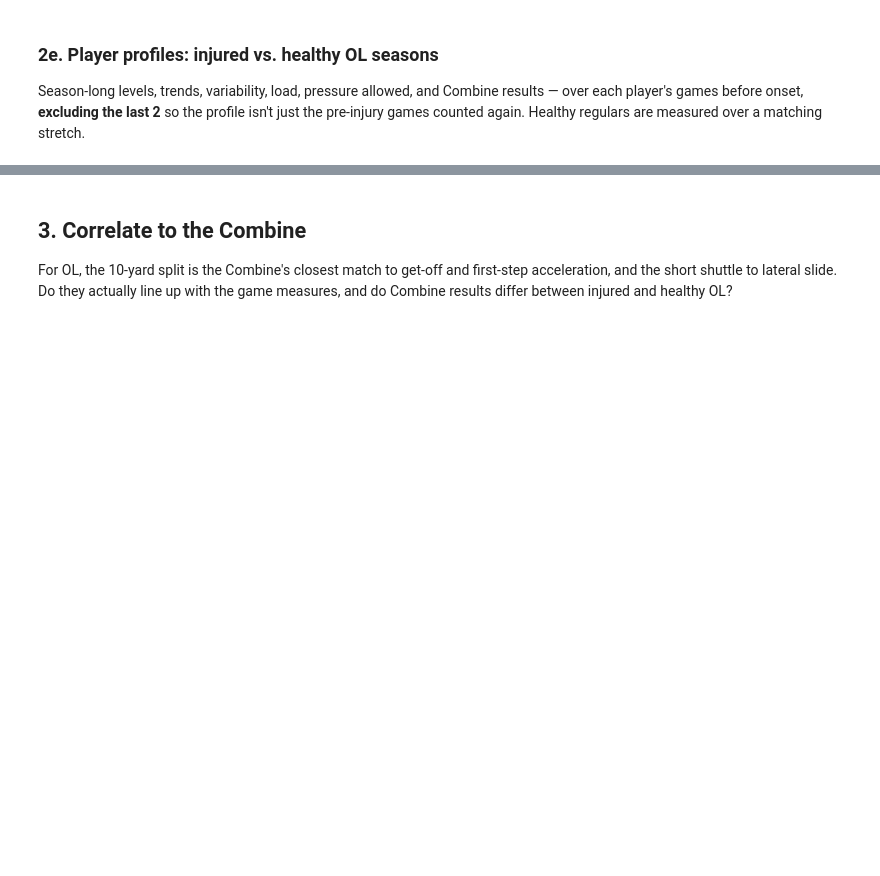
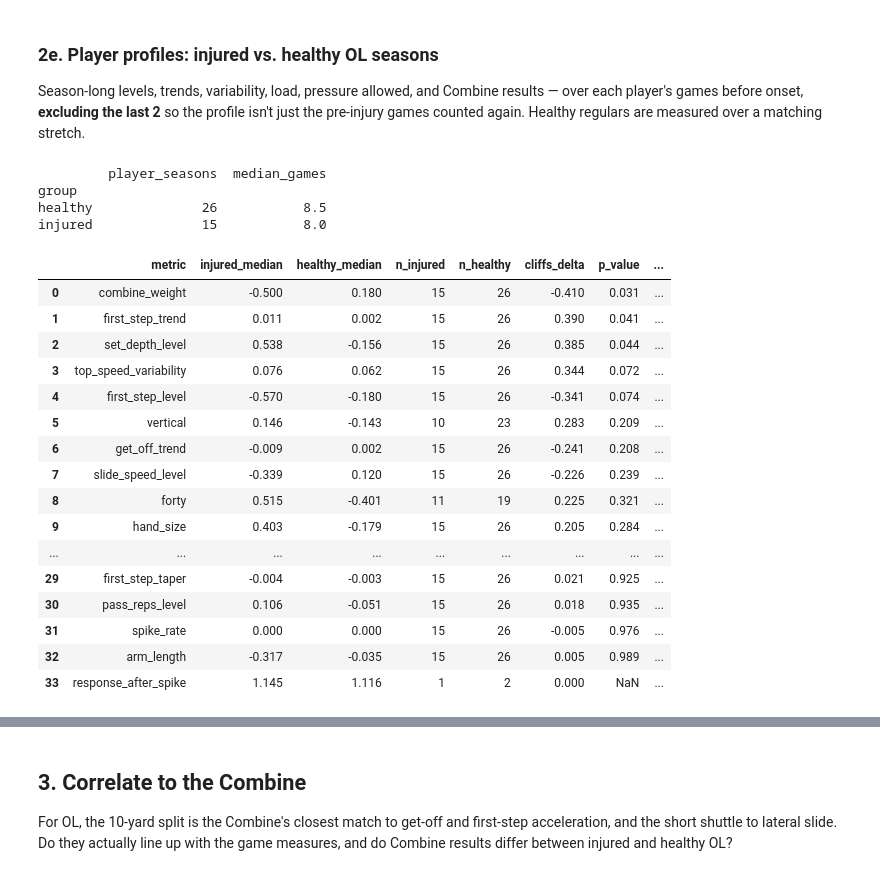
Before and after one commit to Ro-Yadav/USC-NFL-Big-Data-Bowl-2027, a Jupyter notebook: Ben_EDA/bdb2027_ol_injury_risk.ipynb, the cells around one changed output, grey strips where cells are left out. Drawn from its saved outputs; the diff is of its cells as text; code cells hidden in the pictures; blank space fills up the shorter version.

```diff
--- a/Ben_EDA/bdb2027_ol_injury_risk.ipynb
+++ b/Ben_EDA/bdb2027_ol_injury_risk.ipynb
@@ -620,35 +757,60 @@ for s, n, end, grp in windows:
     r["spike_rate"] = g.spike.mean()
     r["response_after_spike"] = g.loc[g.spike & (g.next_week < end), "resp_next"].median()
     for t in ["get_off_taper", "first_step_taper"]:
         r[t] = g[t].mean()
     rows.append(r)
 prof = pd.DataFrame(rows)
 prof["pos_group"] = prof.nflId.map(pos_of).map(pos_group)
 
 LEVELS = [c for c in prof.columns if c.endswith("_level")]
 prof[LEVELS] = prof.groupby(["season", "pos_group"])[LEVELS].transform(lambda x: (x - x.mean()) / x.std())
 
 COMBINE_COLS = ["forty", "ten_yd_split", "vertical", "broad_jump", "three_cone", "short_shuttle", "bench_reps",
                 "arm_length", "hand_size", "combine_weight"]
 COMBINE_COLS = [c for c in COMBINE_COLS if c in combine_res.columns]
 prof = prof.merge(combine_res.drop_duplicates("nflId", keep="last")[["nflId"] + COMBINE_COLS], on="nflId", how="left")
 prof[COMBINE_COLS] = prof.groupby("pos_group")[COMBINE_COLS].transform(lambda x: (x - x.mean()) / x.std())
 print(prof.groupby("group").agg(player_seasons=("nflId", "size"), median_games=("games", "median")).to_string())
 
 METRICS = [c for c in prof.columns if c not in ("season", "nflId", "group", "games", "pos_group")]
 prof_cmp = []
 for m in METRICS:
     a = prof.loc[prof.group == "injured", m].dropna(); b = prof.loc[prof.group == "healthy", m].dropna()
     d = cliffs_delta(a, b)
-    by_season = [cliffs_delta(prof.loc[(prof.group == "injured") & (prof.season == s), m].dropna(),
-                              prof.loc[(prof.group == "healthy") & (prof.season == s), m].dropna()) for s in SEASONS]
+    by_season = []
+    for s in SEASONS:
+        ai = prof.loc[(prof.group == "injured") & (prof.season == s), m].dropna()
+        bi = prof.loc[(prof.group == "healthy") & (prof.season == s), m].dropna()
+        by_season.append(cliffs_delta(ai, bi) if len(ai) >= 3 and len(bi) >= 3 else np.nan)
     valid = [v for v in by_season if np.isfinite(v)]
     prof_cmp.append(dict(metric=m, injured_median=a.median(), healthy_median=b.median(), n_injured=len(a),
                          n_healthy=len(b), cliffs_delta=d, p_value=mwu(a, b),
                          same_sign_all_seasons=len(valid) >= 2 and all(np.sign(v) == np.sign(d) for v in valid),
                          season_deltas=[round(v, 2) if np.isfinite(v) else None for v in by_season]))
 prof_cmp = pd.DataFrame(prof_cmp).sort_values("cliffs_delta", key=abs, ascending=False).reset_index(drop=True)
 display(prof_cmp.round(3))
+# %% [output]
+         player_seasons  median_games
+group
+healthy              26           8.5
+injured              15           8.0
+|  | metric | injured_median | healthy_median | n_injured | n_healthy | cliffs_delta | p_value | ... |
+| 0 | combine_weight | -0.500 | 0.180 | 15 | 26 | -0.410 | 0.031 | ... |
+| 1 | first_step_trend | 0.011 | 0.002 | 15 | 26 | 0.390 | 0.041 | ... |
+| 2 | set_depth_level | 0.538 | -0.156 | 15 | 26 | 0.385 | 0.044 | ... |
+| 3 | top_speed_variability | 0.076 | 0.062 | 15 | 26 | 0.344 | 0.072 | ... |
+| 4 | first_step_level | -0.570 | -0.180 | 15 | 26 | -0.341 | 0.074 | ... |
+| 5 | vertical | 0.146 | -0.143 | 10 | 23 | 0.283 | 0.209 | ... |
+| 6 | get_off_trend | -0.009 | 0.002 | 15 | 26 | -0.241 | 0.208 | ... |
+| 7 | slide_speed_level | -0.339 | 0.120 | 15 | 26 | -0.226 | 0.239 | ... |
+| 8 | forty | 0.515 | -0.401 | 11 | 19 | 0.225 | 0.321 | ... |
+| 9 | hand_size | 0.403 | -0.179 | 15 | 26 | 0.205 | 0.284 | ... |
+| ... | ... | ... | ... | ... | ... | ... | ... | ... |
+| 29 | first_step_taper | -0.004 | -0.003 | 15 | 26 | 0.021 | 0.925 | ... |
+| 30 | pass_reps_level | 0.106 | -0.051 | 15 | 26 | 0.018 | 0.935 | ... |
+| 31 | spike_rate | 0.000 | 0.000 | 15 | 26 | -0.005 | 0.976 | ... |
+| 32 | arm_length | -0.317 | -0.035 | 15 | 26 | 0.005 | 0.989 | ... |
+| 33 | response_after_spike | 1.145 | 1.116 | 1 | 2 | 0.000 | NaN | ... |
 # %%
 top = prof_cmp[(prof_cmp.n_injured >= 8) & (prof_cmp.n_healthy >= 8)].metric.head(8).tolist()
 fig, axes = plt.subplots(2, 4, figsize=(14, 6))
```
Also changed, not shown: parts of 21 cells of this notebook, 16 other files.
